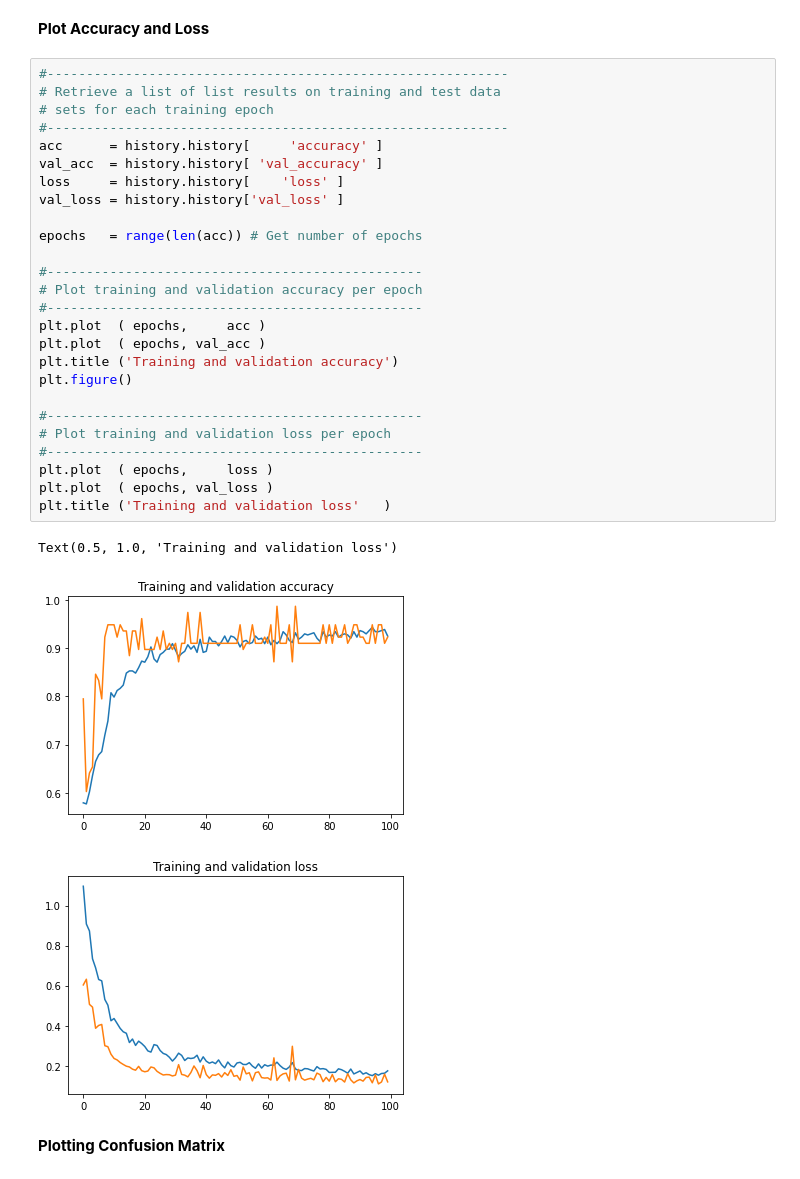
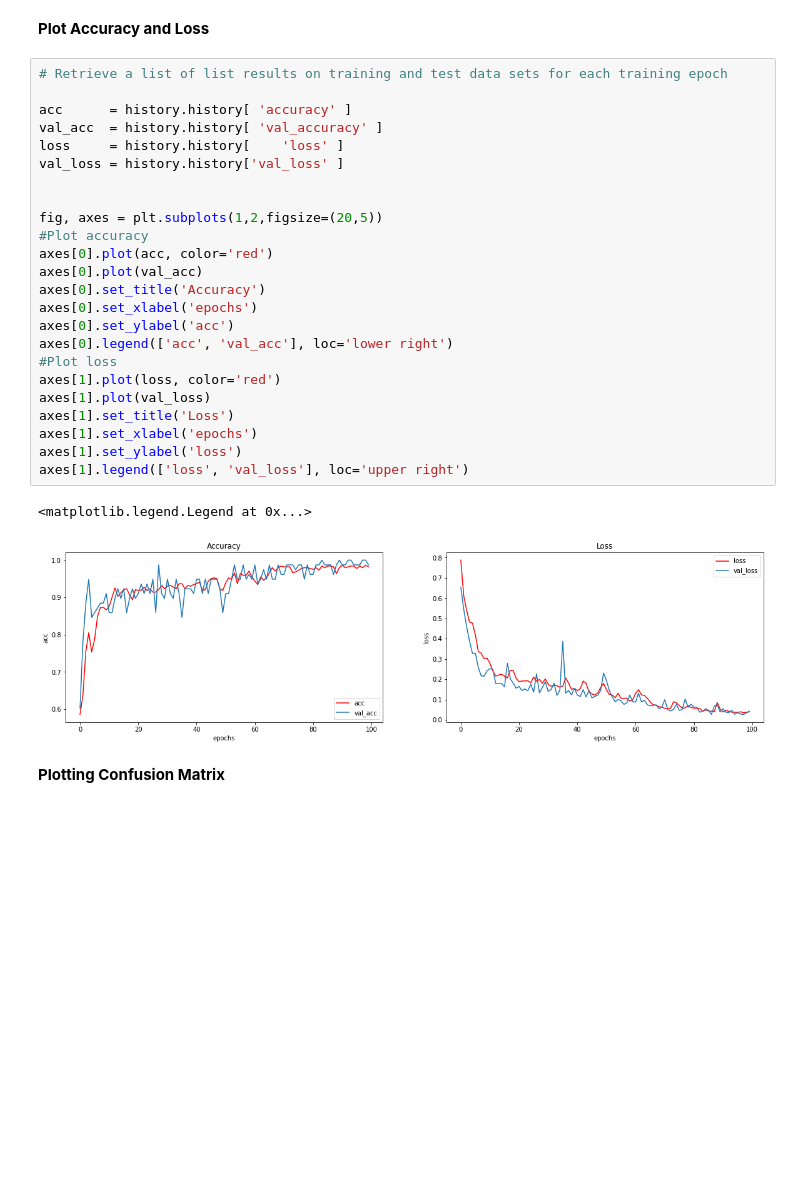
Before and after one commit to Insulin-bangkit-2022/deeplearningmethod, a Jupyter notebook: Capstone_Deep_Neural_Network.ipynb, the cells around one changed output. Cells and saved outputs as stored; diff of their text form; blank space fills up the shorter version.

```diff
--- a/Capstone_Deep_Neural_Network.ipynb
+++ b/Capstone_Deep_Neural_Network.ipynb
@@ -174,35 +155,32 @@ Epoch 100/100
 # %% [markdown]
 **Plot Accuracy and Loss**
-# %%
-#-----------------------------------------------------------
-# Retrieve a list of list results on training and test data
-# sets for each training epoch
-#-----------------------------------------------------------
-acc      = history.history[     'accuracy' ]
-val_acc  = history.history[ 'val_accuracy' ]
-loss     = history.history[    'loss' ]
-val_loss = history.history['val_loss' ]
-
-epochs   = range(len(acc)) # Get number of epochs
-
-#------------------------------------------------
-# Plot training and validation accuracy per epoch
-#------------------------------------------------
-plt.plot  ( epochs,     acc )
-plt.plot  ( epochs, val_acc )
-plt.title ('Training and validation accuracy')
-plt.figure()
-
-#------------------------------------------------
-# Plot training and validation loss per epoch
-#------------------------------------------------
-plt.plot  ( epochs,     loss )
-plt.plot  ( epochs, val_loss )
-plt.title ('Training and validation loss'   )
-# %% [output]
-Text(0.5, 1.0, 'Training and validation loss')
-[figure, removed]
-[figure, removed]
+# %%
+# Retrieve a list of list results on training and test data sets for each training epoch
+
+acc      = history.history[ 'accuracy' ]
+val_acc  = history.history[ 'val_accuracy' ]
+loss     = history.history[    'loss' ]
+val_loss = history.history['val_loss' ]
+
+
+fig, axes = plt.subplots(1,2,figsize=(20,5))
+#Plot accuracy
+axes[0].plot(acc, color='red')
+axes[0].plot(val_acc)
+axes[0].set_title('Accuracy')
+axes[0].set_xlabel('epochs')
+axes[0].set_ylabel('acc')
+axes[0].legend(['acc', 'val_acc'], loc='lower right')
+#Plot loss
+axes[1].plot(loss, color='red')
+axes[1].plot(val_loss)
+axes[1].set_title('Loss')
+axes[1].set_xlabel('epochs')
+axes[1].set_ylabel('loss')
+axes[1].legend(['loss', 'val_loss'], loc='upper right')
+# %% [output]
+<matplotlib.legend.Legend at 0x...>
+[figure, added]
 # %% [markdown]
 **Plotting Confusion Matrix**
 # %%
```
Also changed, not shown: parts of 23 cells of this notebook.
